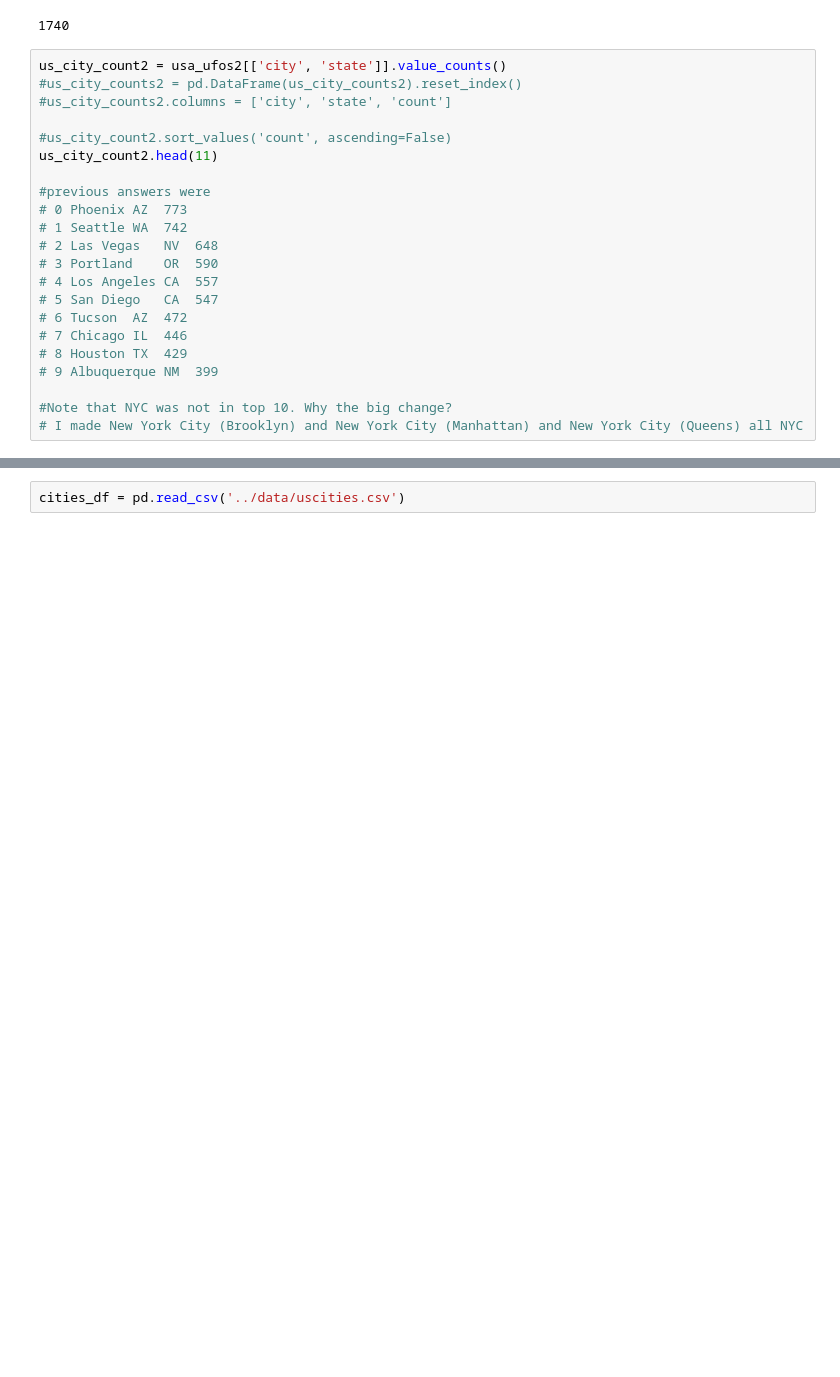
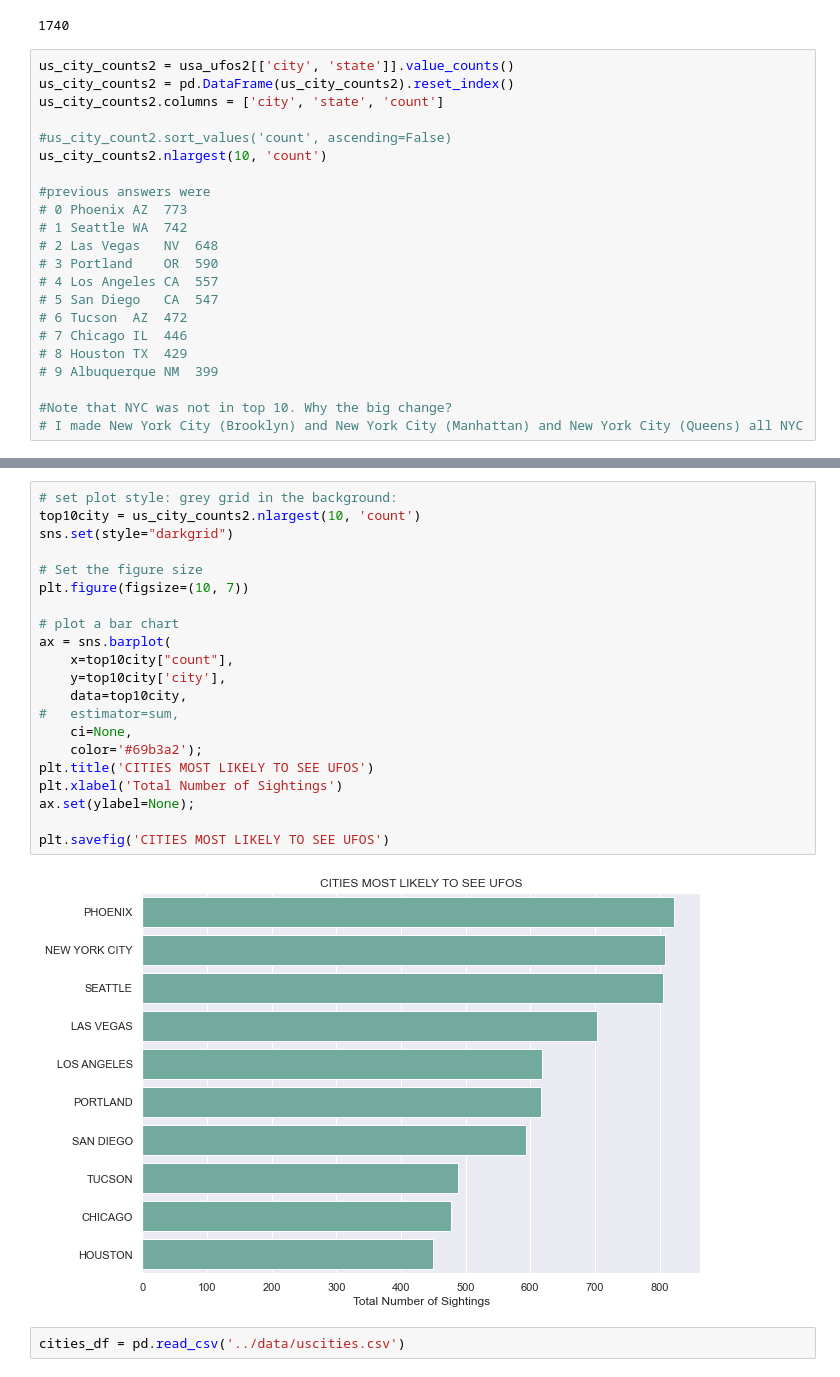
Before and after one commit to t-white-21/ufo-exploration, a Jupyter notebook: notebooks/ufo_sightings.ipynb, the cells around one changed output, grey strips where cells are left out. Drawn from its saved outputs; the diff is of its cells as text; blank space fills up the shorter version.

Commit message:
working on charts

```diff
--- a/notebooks/ufo_sightings.ipynb
+++ b/notebooks/ufo_sightings.ipynb
@@ -203,12 +211,12 @@ usa_ufos2[usa_ufos2['state']=='CA'].city.nunique()
 # %% [output]
 1740
 # %%
-us_city_count2 = usa_ufos2[['city', 'state']].value_counts()
-#us_city_counts2 = pd.DataFrame(us_city_counts2).reset_index()
-#us_city_counts2.columns = ['city', 'state', 'count']
+us_city_counts2 = usa_ufos2[['city', 'state']].value_counts()
+us_city_counts2 = pd.DataFrame(us_city_counts2).reset_index()
+us_city_counts2.columns = ['city', 'state', 'count']
 
 #us_city_count2.sort_values('count', ascending=False)
-us_city_count2.head(11)
+us_city_counts2.nlargest(10, 'count')
 
 #previous answers were
 # 0 Phoenix	AZ	773
@@ -261,2 +247,25 @@ dtype: int64
+# %%
+# set plot style: grey grid in the background:
+top10city = us_city_counts2.nlargest(10, 'count')
+sns.set(style="darkgrid")
+
+# Set the figure size
+plt.figure(figsize=(10, 7))
+
+# plot a bar chart
+ax = sns.barplot(
+    x=top10city["count"],
+    y=top10city['city'],
+    data=top10city,
+#   estimator=sum,
+    ci=None,
+    color='#69b3a2');
+plt.title('CITIES MOST LIKELY TO SEE UFOS')
+plt.xlabel('Total Number of Sightings')
+ax.set(ylabel=None);
+
+plt.savefig('CITIES MOST LIKELY TO SEE UFOS')
+# %% [output]
+[figure, added]
 # %%
 cities_df = pd.read_csv('../data/uscities.csv')
```
Also changed, not shown: parts of 16 cells of this notebook, 1 other file.
